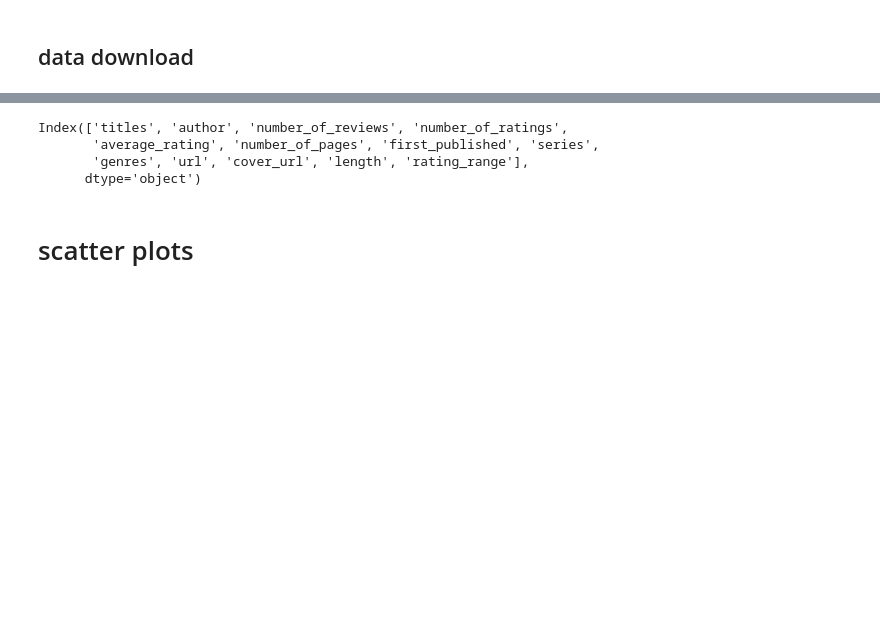
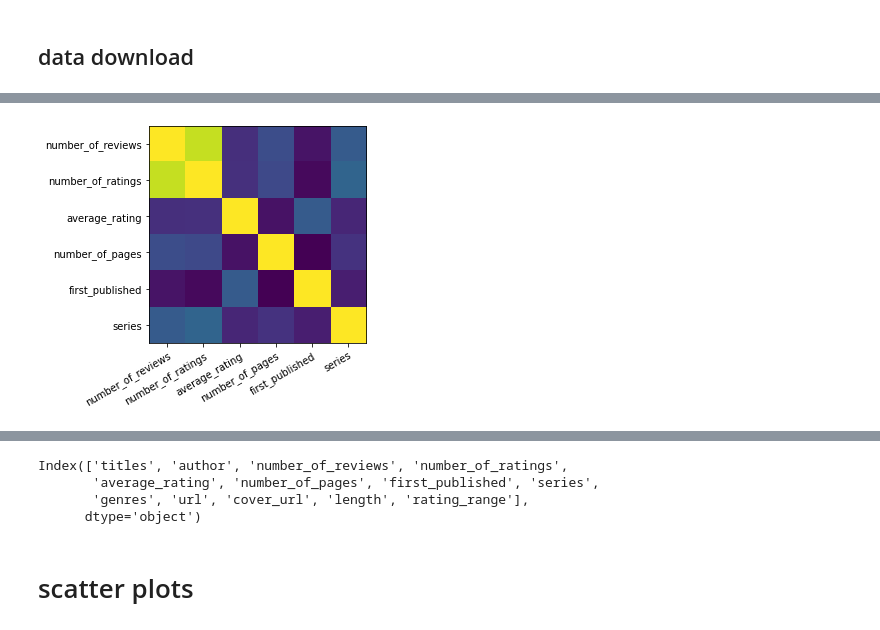
Before and after one commit to GermanPaul12/books, a Jupyter notebook: charts.ipynb, the cells around one changed output, grey strips where cells are left out. Drawn from its saved outputs; the diff is of its cells as text; code cells hidden in the pictures; blank space fills up the shorter version.

```diff
--- a/charts.ipynb
+++ b/charts.ipynb
@@ -12,0 +29,15 @@ df = pd.read_csv('prepared.csv')
+# %%
+def heatmap(dataset):
+    data = dataset.corr()
+    ax=plt.gca()
+    labels = data.columns
+    ax.set_xticks(np.arange(labels.shape[0]),labels.tolist())
+    ax.set_yticks(np.arange(labels.shape[0]),labels.tolist())
+    plt.setp(ax.get_xticklabels(), rotation=30, ha="right",
+             rotation_mode="anchor")
+    ax.imshow(data.values)
+
+
+heatmap(df)
+# %% [output]
+[figure, added]
```
Also changed, not shown: parts of 5 cells of this notebook.
